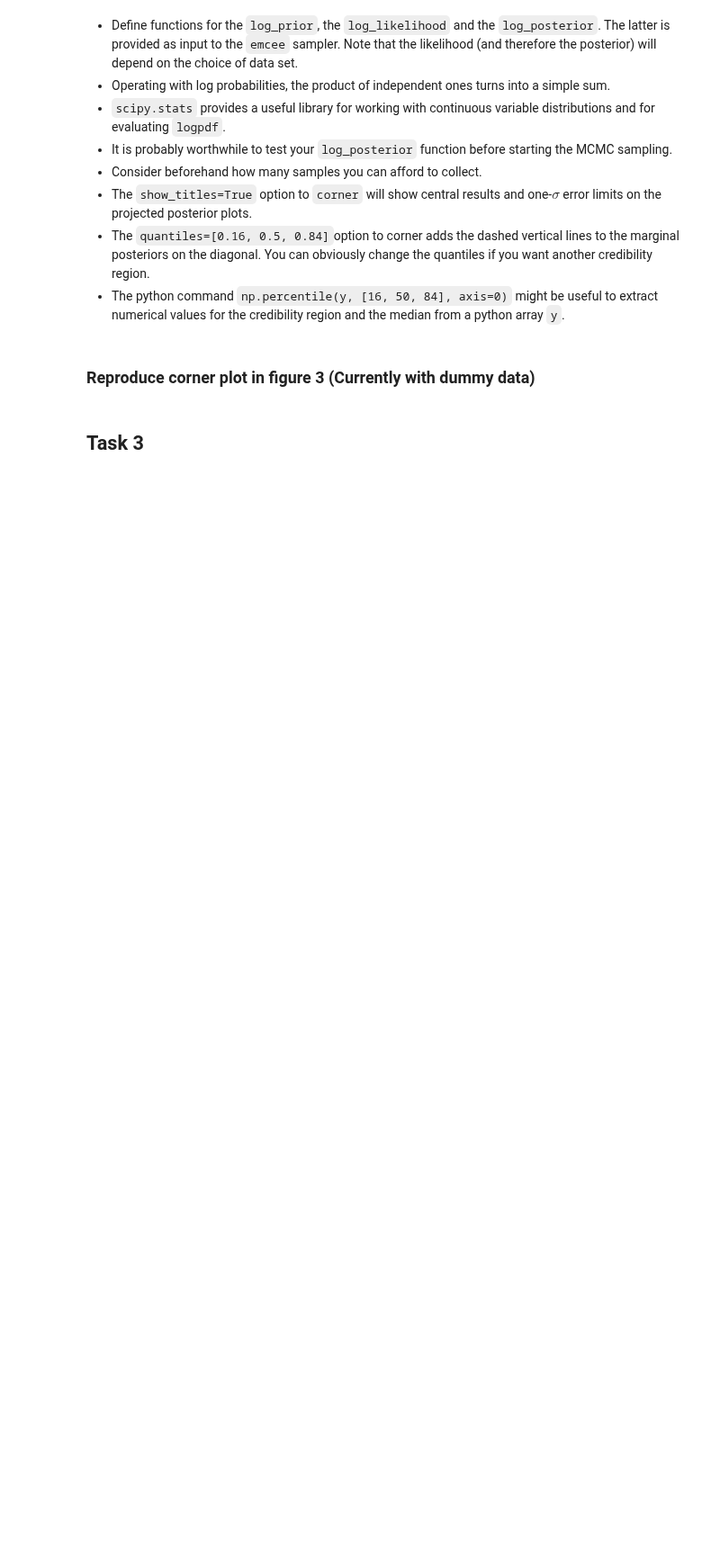
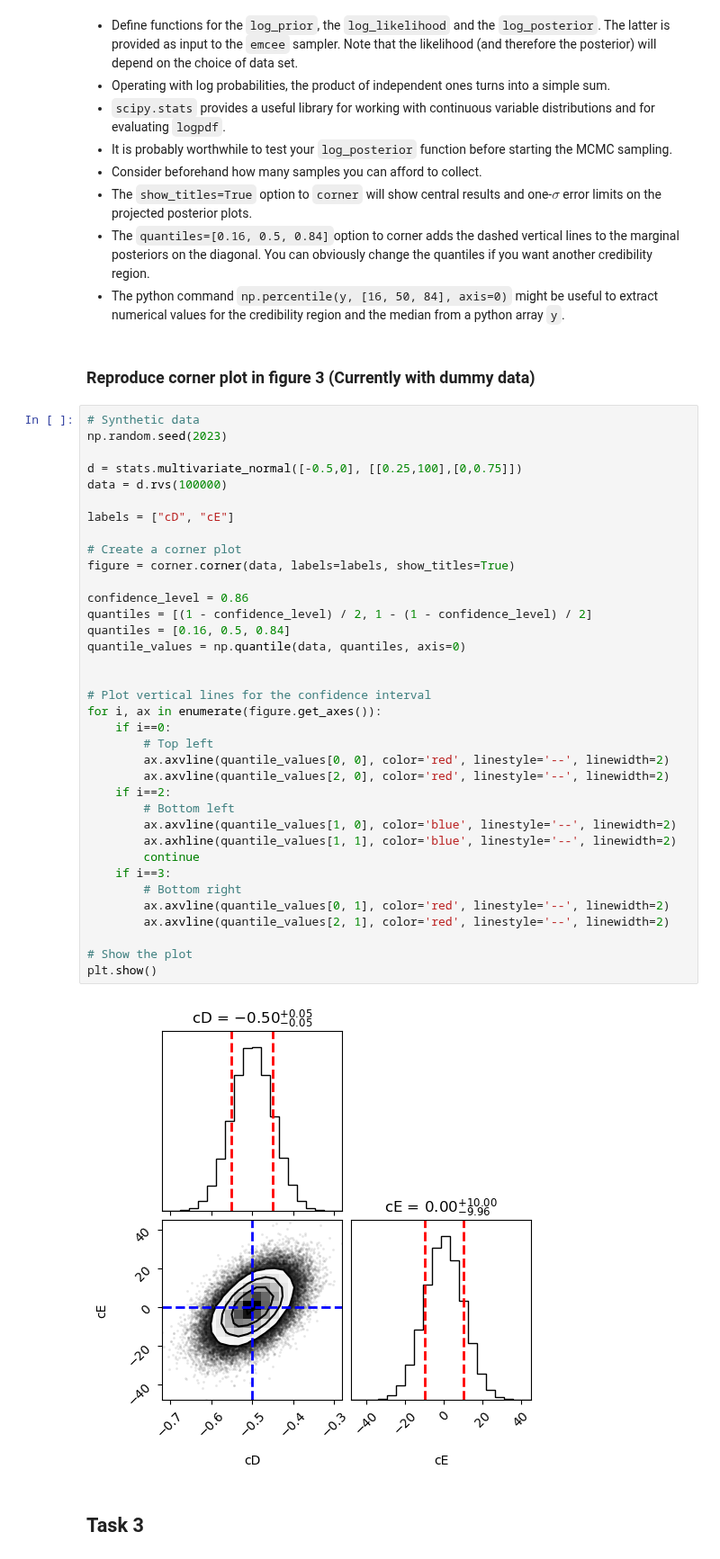
Before and after one commit to stach/lfd-project, a Jupyter notebook: Project1/project1.ipynb, the cells around one changed output. Shown at 90% size. Saved outputs shown, nothing was run; the diff lists cells and outputs as text; blank space fills up the shorter version.

```diff
--- a/Project1/project1.ipynb
+++ b/Project1/project1.ipynb
@@ -286,5 +300,43 @@ Running production...
 * The python command `np.percentile(y, [16, 50, 84], axis=0)` might be useful to extract numerical values for the credibility region and the median from a python array `y`.
 # %% [markdown]
 ### Reproduce corner plot in figure 3 (Currently with dummy data)
+# %%
+# Synthetic data
+np.random.seed(2023)
+
+d = stats.multivariate_normal([-0.5,0], [[0.25,100],[0,0.75]])
+data = d.rvs(100000)
+
+labels = ["cD", "cE"]
+
+# Create a corner plot
+figure = corner.corner(data, labels=labels, show_titles=True)
+
+confidence_level = 0.86
+quantiles = [(1 - confidence_level) / 2, 1 - (1 - confidence_level) / 2]
+quantiles = [0.16, 0.5, 0.84]
+quantile_values = np.quantile(data, quantiles, axis=0)
+
+
+# Plot vertical lines for the confidence interval
+for i, ax in enumerate(figure.get_axes()):
+    if i==0:
+        # Top left
+        ax.axvline(quantile_values[0, 0], color='red', linestyle='--', linewidth=2)
+        ax.axvline(quantile_values[2, 0], color='red', linestyle='--', linewidth=2)
+    if i==2:
+        # Bottom left
+        ax.axvline(quantile_values[1, 0], color='blue', linestyle='--', linewidth=2)
+        ax.axhline(quantile_values[1, 1], color='blue', linestyle='--', linewidth=2)
+        continue
+    if i==3:
+        # Bottom right
+        ax.axvline(quantile_values[0, 1], color='red', linestyle='--', linewidth=2)
+        ax.axvline(quantile_values[2, 1], color='red', linestyle='--', linewidth=2)
+
+# Show the plot
+plt.show()
+# %% [output]
+[figure, added]
 # %% [markdown]
 ## Task 3
```
Also changed, not shown: parts of 5 cells of this notebook.
